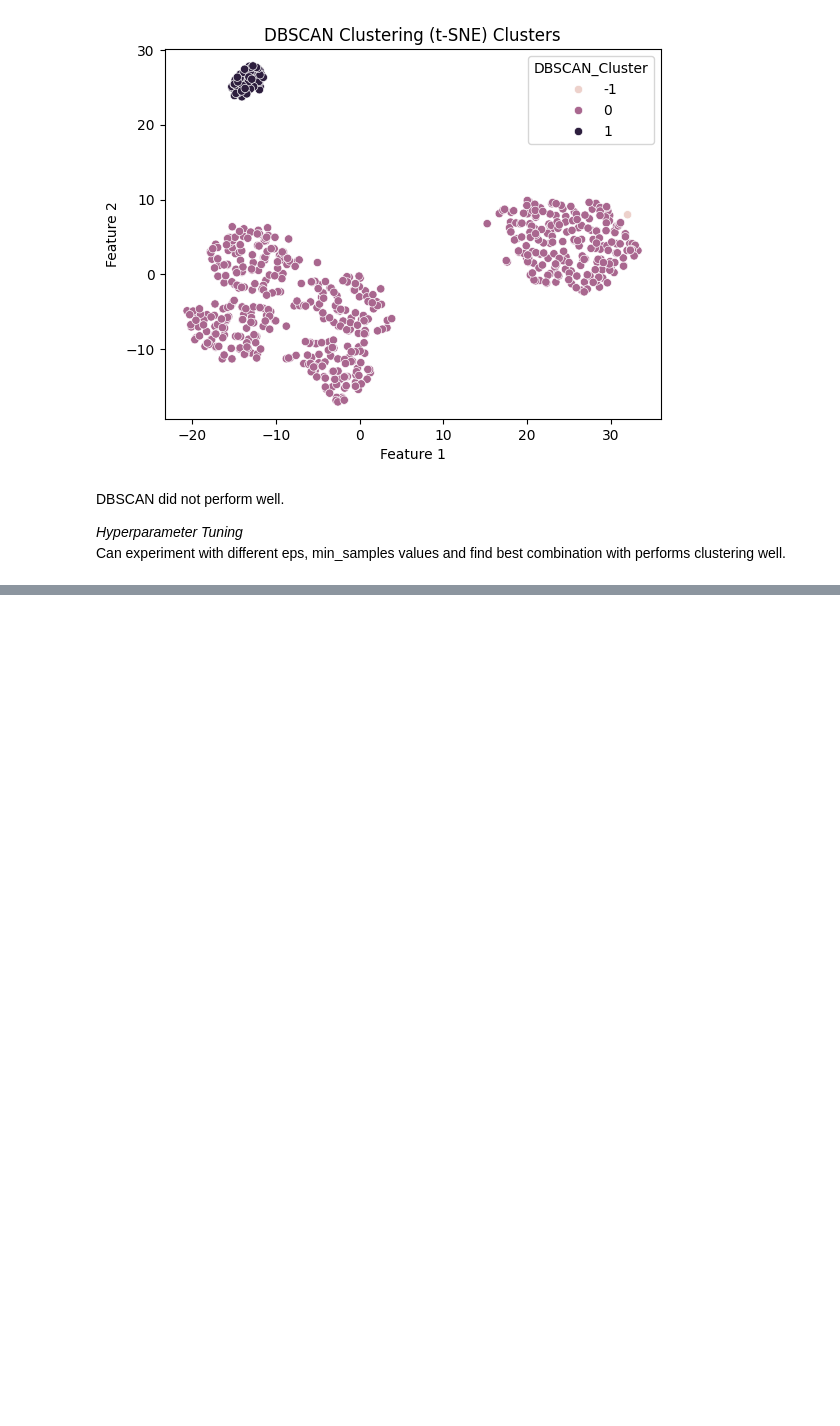
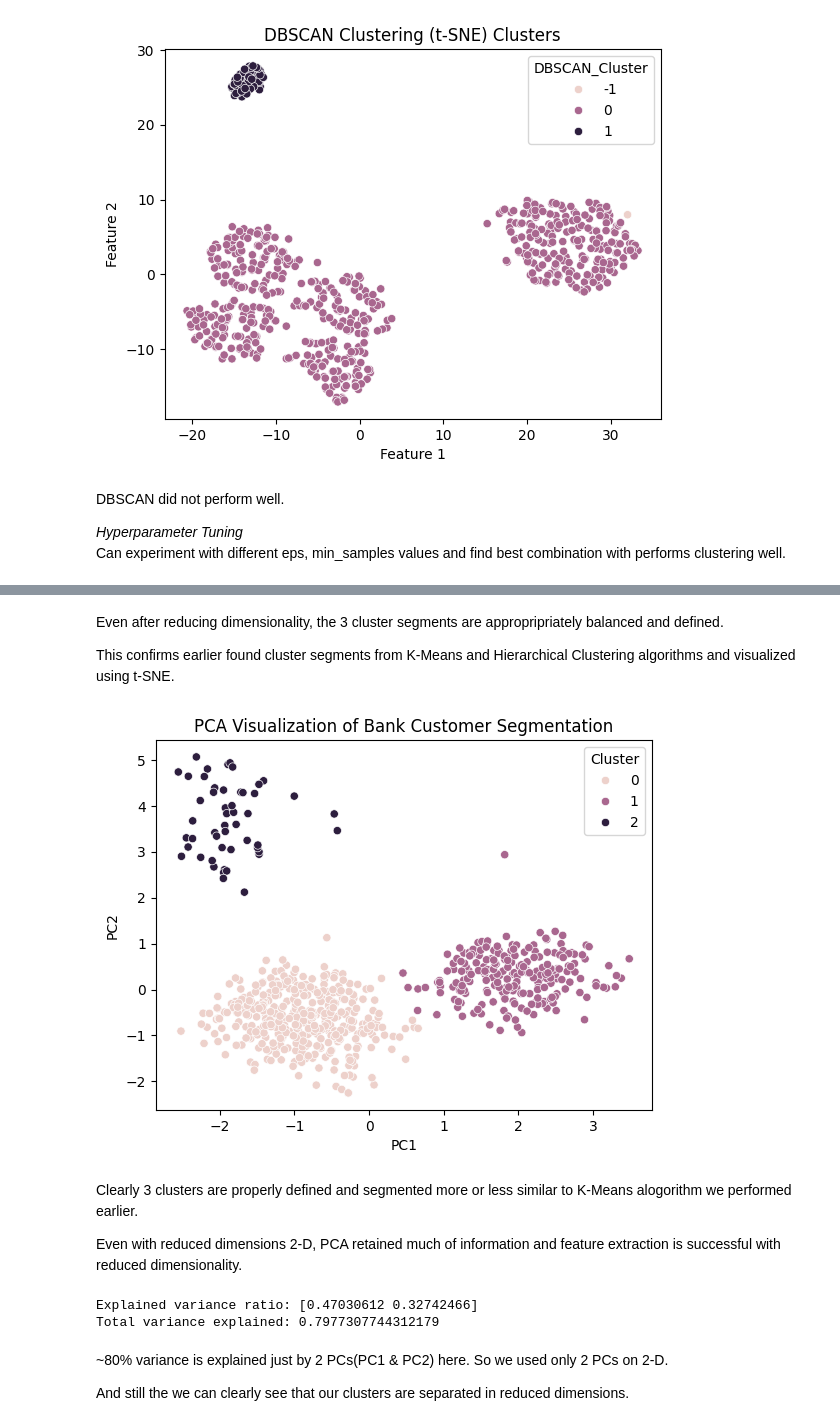
Before and after one commit to MissSamyuktha/Bank-Customer-Segmentation, a Jupyter notebook: Bank_Customer_Segmentation_Based_On_CreditCard_Data.ipynb, the cells around one changed output, grey strips where cells are left out. Cells and saved outputs as stored; diff of their text form; code cells hidden in the pictures; blank space fills up the shorter version.

```diff
--- a/Bank_Customer_Segmentation_Based_On_CreditCard_Data.ipynb
+++ b/Bank_Customer_Segmentation_Based_On_CreditCard_Data.ipynb
@@ -889,0 +930,29 @@ Can experiment with different eps, min_samples values and find best combination
+# %% [markdown]
+Even after reducing dimensionality, the 3 cluster segments are appropripriately balanced and defined.
+
+This confirms earlier found cluster segments from K-Means and Hierarchical Clustering algorithms and visualized using t-SNE.
+# %%
+# now let's add cluster labels (e.g: from KMeans or HC) and see how it looks
+pca_df['Cluster'] = df['Cluster']   # or 'HC_Cluster', 'DBSCAN_Cluster'
+
+# Visualize PCA results
+sns.scatterplot(data=pca_df, x='PC1', y='PC2', hue='Cluster')
+plt.title("PCA Visualization of Bank Customer Segmentation")
+plt.show()
+# %% [output]
+[figure, added]
+# %% [markdown]
+Clearly 3 clusters are properly defined and segmented more or less similar to K-Means alogorithm we performed earlier.
+
+Even with reduced dimensions 2-D, PCA retained much of information and feature extraction is successful with reduced dimensionality.
+# %%
+# Check explained variance
+print("Explained variance ratio:",pca.explained_variance_ratio_)
+print("Total variance explained:", sum(pca.explained_variance_ratio_))
+# %% [output]
+Explained variance ratio: [0.47030612 0.32742466]
+Total variance explained: 0.7977307744312179
+# %% [markdown]
+~80% variance is explained just by 2 PCs(PC1 & PC2) here. So we used only 2 PCs on 2-D.
+
+And still the we can clearly see that our clusters are separated in reduced dimensions.
```
Also changed, not shown: parts of 4 cells of this notebook.
